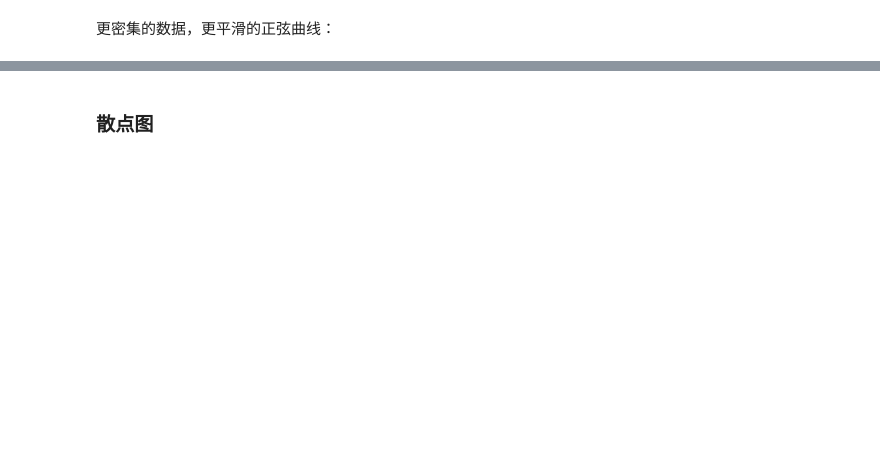
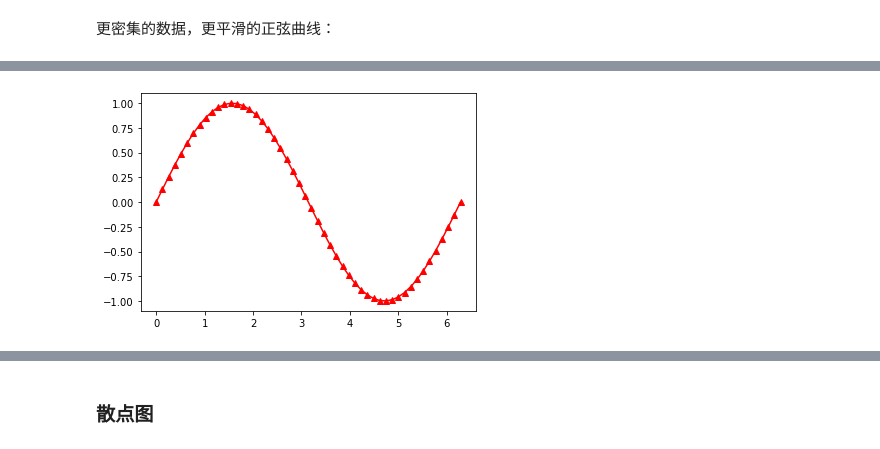
Before and after one commit to shibing624/python-tutorial, a Jupyter notebook: 03_data_science/04_Matpoltlib画图.ipynb, the cells around one changed output, grey strips where cells are left out. Saved outputs shown, nothing was run; the diff lists cells and outputs as text; code cells hidden in the pictures; blank space fills up the shorter version.

```diff
--- a/03_data_science/04_Matpoltlib画图.ipynb
+++ b/03_data_science/04_Matpoltlib画图.ipynb
@@ -43,6 +95,8 @@ plt.show()
 # %%
 # 使用字符串，给定线条参数：
-plt.plot(x, sin(x), 'r-^')
+plt.plot(x, np.sin(x), 'r-^')
 plt.show()
+# %% [output]
+[figure, added]
 # %%
 # 多线条：
```
Also changed, not shown: parts of 16 cells of this notebook, 22 other files.
